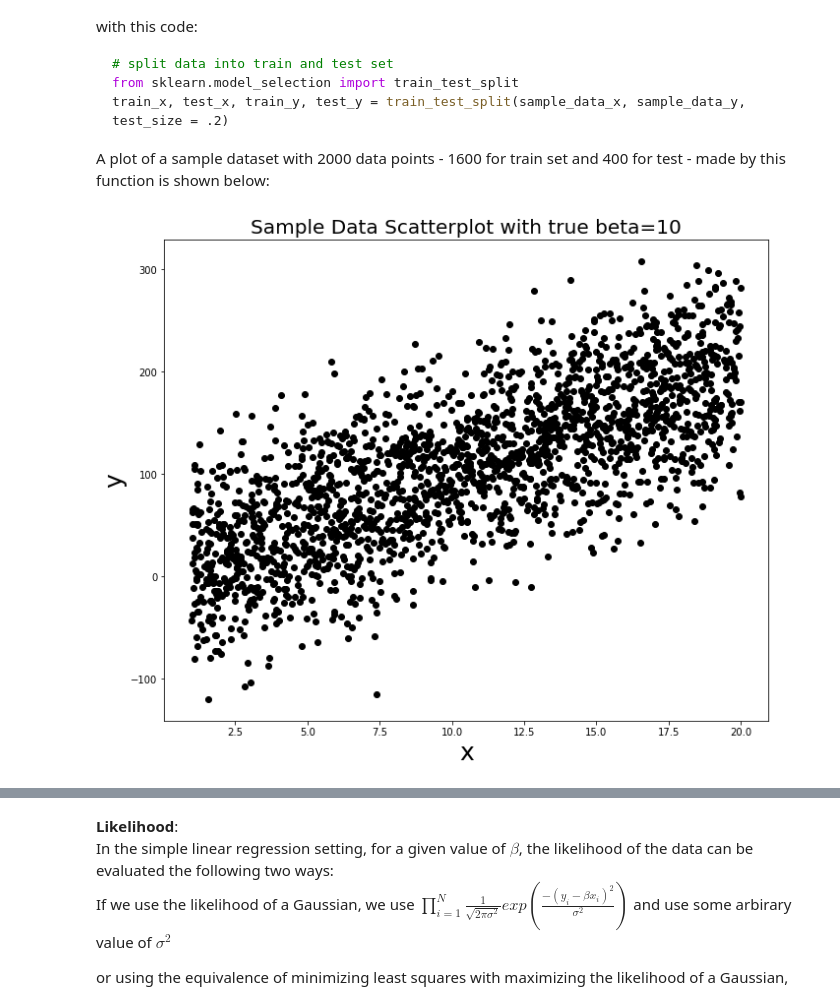
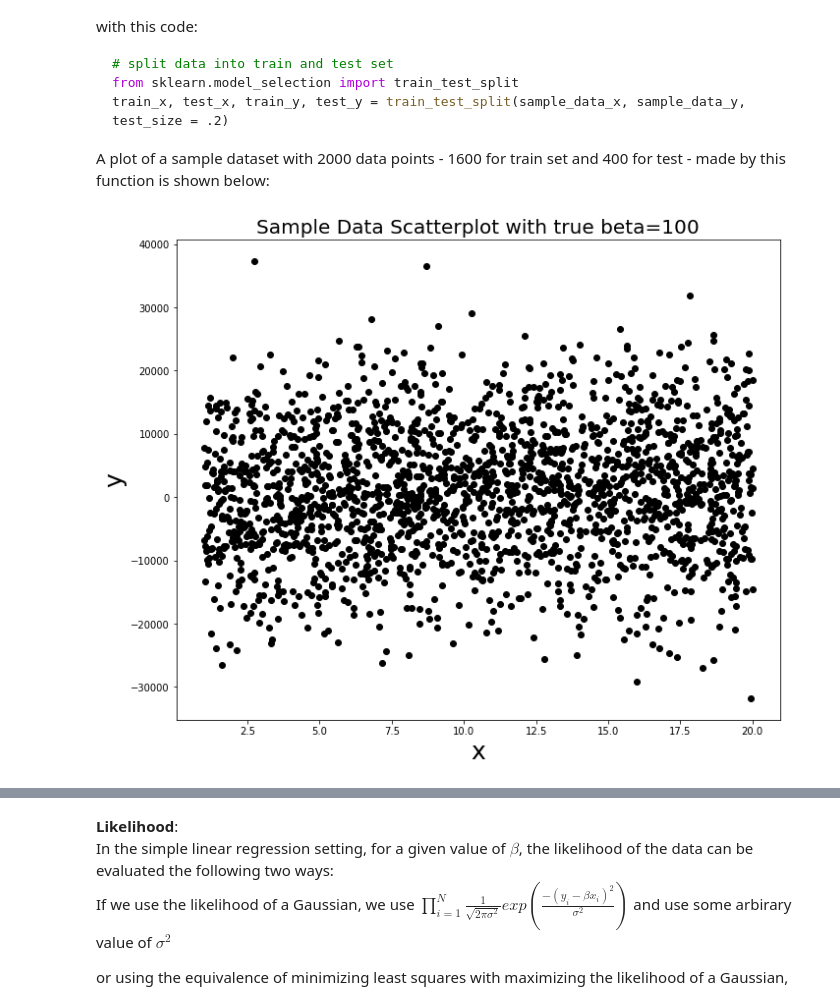
Before and after one commit to CornellDataScience/BayesianNeuralNets, a Jupyter notebook: ed_scripts/Bayesian Nets.ipynb, the cells around one changed output, grey strips where cells are left out. Drawn from its saved outputs; the diff is of its cells as text; code cells hidden in the pictures.

```diff
--- a/ed_scripts/Bayesian Nets.ipynb
+++ b/ed_scripts/Bayesian Nets.ipynb
@@ -164,33 +164,33 @@ A plot of a sample dataset with 2000 data points - 1600 for train set and 400 fo
 # %%
 %matplotlib inline
 import numpy as np
 import matplotlib.pyplot as plt
 from scipy.stats import norm
 def toy_dataset(dataset_size, true_beta, noise_stdev):
     # an array of randomly sampled integers
     x = np.random.uniform(low=1, high = 20, size=dataset_size)
 
     # target variable y
     y = x * true_beta
 
     # noise is a random normal with zero mean and stdev
     noise = np.random.normal(scale = noise_stdev,size = dataset_size)
     y += noise
 
     return x,y,true_beta, dataset_size
 
-sample_data_x, sample_data_y, true_beta,dataset_size = toy_dataset(2000,10,50)
+sample_data_x, sample_data_y, true_beta,dataset_size = toy_dataset(2000,100,10000)
 
 # split data into train and test set
 from sklearn.model_selection import train_test_split
-train_x, test_x, train_y, test_y = train_test_split(sample_data_x, sample_data_y, test_size = .2)
+train_x, test_x, train_y, test_y = train_test_split(sample_data_x, sample_data_y, test_size = .995)
 
 #plot the sample_data
 fig = plt.figure(figsize=(11,9))
 plt.scatter(sample_data_x,sample_data_y, c="black")
 plt.title("Sample Data Scatterplot with true beta="+str(true_beta),fontsize=20)
 plt.xlabel("x", fontsize=25)
 plt.ylabel("y",fontsize=25)
 plt.show()
 # %% [output]
-[figure, old version]
+[figure, new version]
```
Also changed, not shown: parts of 5 cells of this notebook, 8 other files.
